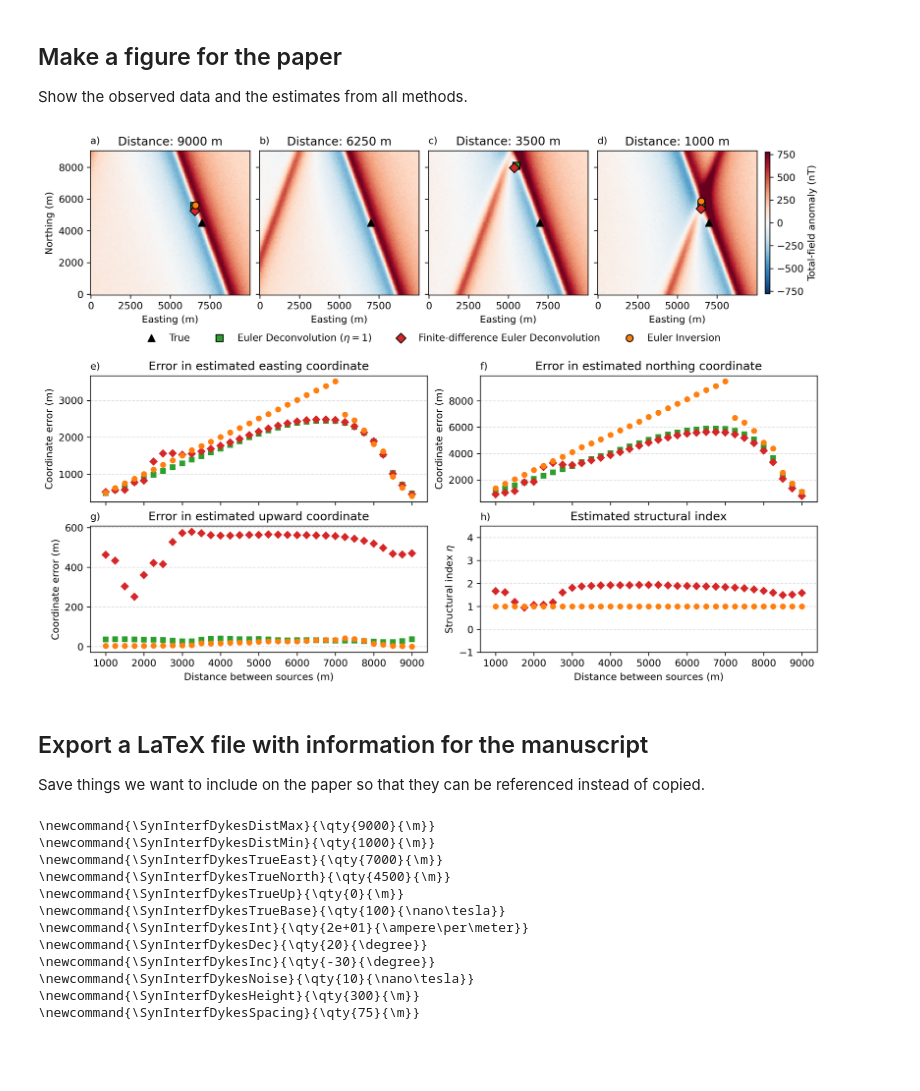
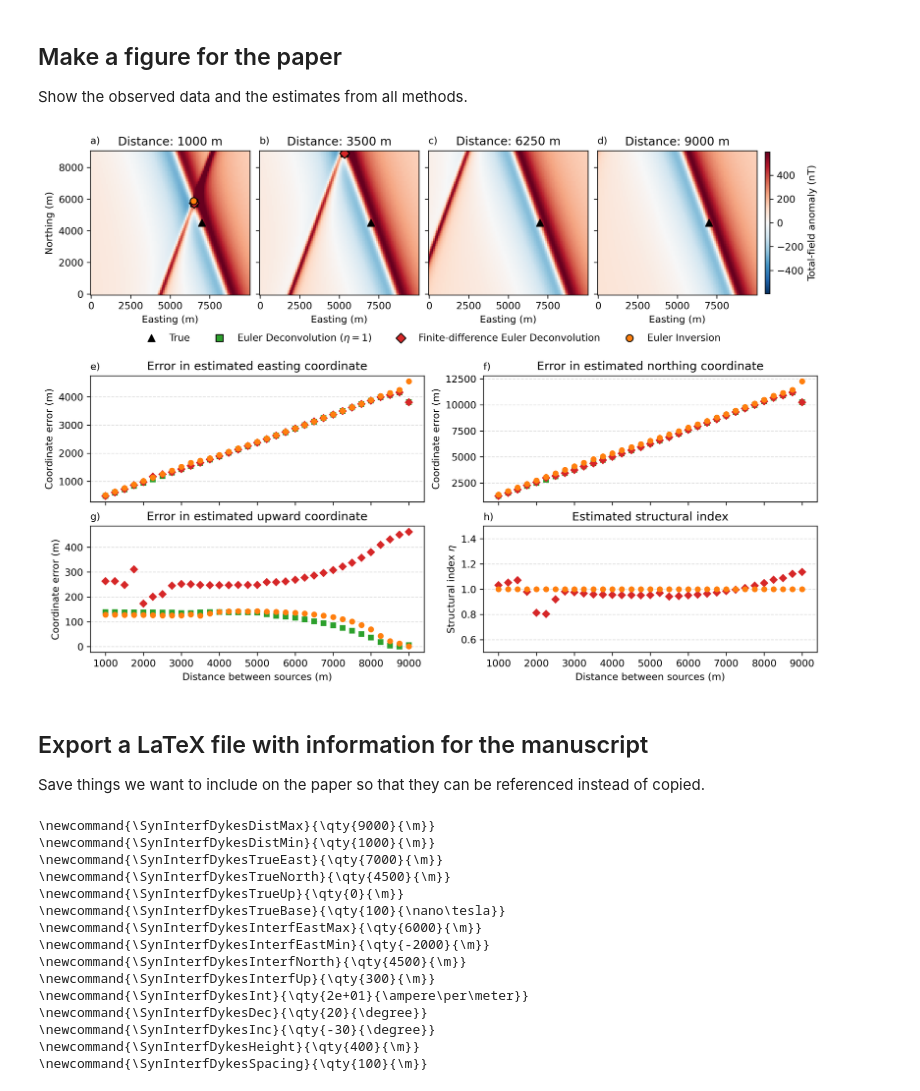
Before and after one commit to compgeolab/euler-inversion, a Jupyter notebook: code/synthetic-interfering-sources-dykes.ipynb, the cells around one changed output. Saved outputs shown, nothing was run; the diff lists cells and outputs as text; code cells hidden in the pictures; blank space fills up the shorter version.

Commit message:
Remove noise from the interf synthetics
The noise has its own effect so we need to remove it to isolate the
effect of the interference.

```diff
--- a/code/synthetic-interfering-sources-dykes.ipynb
+++ b/code/synthetic-interfering-sources-dykes.ipynb
@@ -21,7 +21,7 @@ Make a model from a thin dyke and add a base level and random noise.
 # %%
 region = [0, 10e3, 0, 9e3]
-height = 300
-spacing = 75
+height = 400
+spacing = 100
 coordinates = vd.grid_coordinates(region, spacing=spacing, extra_coords=height)
 intensity, inclination, declination = 20, -30, 20
 main_field = hm.magnetic_angles_to_vec(1, inclination, declination)
@@ -44,11 +44,7 @@ magnetic_field = hm.prism_magnetic(
 )
 magnetic_anomaly = sum(b * f for b, f in zip(magnetic_field, main_field))
 
-# Add noise and the base level
-noise_level = 10  # nT
-magnetic_anomaly += np.random.default_rng(42).normal(
-    0, noise_level, size=magnetic_anomaly.shape
-)
+# Add the base level
 base_level = 100  # nT
 magnetic_anomaly += base_level
 
@@ -71,11 +67,13 @@ Make several datasets by adding an interfering source that gets closer and close
 eastings = vd.line_coordinates(region[0] - 2e3, true_coordinates[0] - 1e3, spacing=250)
 n_datasets = eastings.size
 datasets_raw = []
+interf_north = true_coordinates[1]
+interf_up = true_coordinates[2] + 300
 
 for easting in eastings:
     azimuth = -20
     dike_coordinates_rotated = euler.rotate_coordinates(
-        (easting, true_coordinates[1], true_coordinates[2]),
+        (easting, interf_north, interf_up),
         azimuth,
     )
     magnetic_field = hm.prism_magnetic(
@@ -88,7 +86,7 @@ for easting in eastings:
             dike_coordinates_rotated[2] - 5e3,
             dike_coordinates_rotated[2],
         ],
-        magnetization=hm.magnetic_angles_to_vec(intensity * 0.7, inclination, declination + azimuth),
+        magnetization=hm.magnetic_angles_to_vec(intensity * 0.3, inclination, declination + azimuth),
         field="b",
     )
     datasets_raw.append(
@@ -171,7 +169,7 @@ source_distance = np.abs(eastings - true_coordinates[0])
 marker_size = 50
 cbkwargs = dict()
 scale = vd.maxabs(datasets[0].field)
-for j, ax, label in zip(datasets_to_plot, axes.ravel(), "abcd"):
+for j, ax, label in zip(datasets_to_plot[::-1], axes.ravel(), "abcd"):
     ax.set_aspect("equal")
     ax.text(0, 1.05, f"{label})", transform=ax.transAxes)
     ax.set_title(f"Distance: {source_distance[j]:.0f} m")
@@ -272,35 +270,35 @@ for i, (ax, coord_name) in enumerate(zip(axes[:3], ["easting", "northing", "upwa
         markersize=marker_size,
     )
 
 ax = axes[3]
 ax.set_title("Estimated structural index")
 ax.set_ylabel("Structural index $\\eta$")
 ax.plot(
     source_distance,
     [e.structural_index_ for e in deconvfd],
     marker=marker_fd,
     color=color_fd,
     linestyle="",
     markersize=marker_size,
 )
 ax.plot(
     source_distance,
     [e.structural_index for e in inversion],
     marker=marker_ei,
     color=color_ei,
     linestyle="",
     markersize=marker_size,
 )
-ax.set_ylim(-1, 4.5)
+ax.set_ylim(0.5, 1.5)
 
 # Save the figure and display the saved figure because savefig and
 # show can sometimes create slightly different figures
 figfile = Path("..") / "paper" / "figures" / "synthetic-interfering-sources-dykes.png"
 fig.savefig(figfile, dpi=300, bbox_inches="tight")
 plt.close()
 Image(figfile)
 # %% [output]
-[figure, old version]
+[figure, new version]
 # %% [markdown]
 ## Export a LaTeX file with information for the manuscript
 
@@ -313,10 +311,13 @@ output = rf"""
 \newcommand{{\SynInterfDykesTrueNorth}}{{\qty{{{true_coordinates[1]:.0f}}}{{\m}}}}
 \newcommand{{\SynInterfDykesTrueUp}}{{\qty{{{true_coordinates[2]:.0f}}}{{\m}}}}
 \newcommand{{\SynInterfDykesTrueBase}}{{\qty{{{base_level:.0f}}}{{\nano\tesla}}}}
+\newcommand{{\SynInterfDykesInterfEastMax}}{{\qty{{{eastings.max():.0f}}}{{\m}}}}
+\newcommand{{\SynInterfDykesInterfEastMin}}{{\qty{{{eastings.min():.0f}}}{{\m}}}}
+\newcommand{{\SynInterfDykesInterfNorth}}{{\qty{{{interf_north:.0f}}}{{\m}}}}
+\newcommand{{\SynInterfDykesInterfUp}}{{\qty{{{interf_up:.0f}}}{{\m}}}}
 \newcommand{{\SynInterfDykesInt}}{{\qty{{{intensity:.0e}}}{{\ampere\per\meter}}}}
 \newcommand{{\SynInterfDykesDec}}{{\qty{{{declination:.0f}}}{{\degree}}}}
 \newcommand{{\SynInterfDykesInc}}{{\qty{{{inclination:.0f}}}{{\degree}}}}
-\newcommand{{\SynInterfDykesNoise}}{{\qty{{{noise_level:.0f}}}{{\nano\tesla}}}}
 \newcommand{{\SynInterfDykesHeight}}{{\qty{{{height:.0f}}}{{\m}}}}
 \newcommand{{\SynInterfDykesSpacing}}{{\qty{{{spacing:.0f}}}{{\m}}}}
 """.strip()
@@ -330,9 +331,12 @@ print(output)
 \newcommand{\SynInterfDykesTrueNorth}{\qty{4500}{\m}}
 \newcommand{\SynInterfDykesTrueUp}{\qty{0}{\m}}
 \newcommand{\SynInterfDykesTrueBase}{\qty{100}{\nano\tesla}}
+\newcommand{\SynInterfDykesInterfEastMax}{\qty{6000}{\m}}
+\newcommand{\SynInterfDykesInterfEastMin}{\qty{-2000}{\m}}
+\newcommand{\SynInterfDykesInterfNorth}{\qty{4500}{\m}}
+\newcommand{\SynInterfDykesInterfUp}{\qty{300}{\m}}
 \newcommand{\SynInterfDykesInt}{\qty{2e+01}{\ampere\per\meter}}
 \newcommand{\SynInterfDykesDec}{\qty{20}{\degree}}
 \newcommand{\SynInterfDykesInc}{\qty{-30}{\degree}}
-\newcommand{\SynInterfDykesNoise}{\qty{10}{\nano\tesla}}
-\newcommand{\SynInterfDykesHeight}{\qty{300}{\m}}
-\newcommand{\SynInterfDykesSpacing}{\qty{75}{\m}}
+\newcommand{\SynInterfDykesHeight}{\qty{400}{\m}}
+\newcommand{\SynInterfDykesSpacing}{\qty{100}{\m}}
```
Also changed, not shown: parts of 3 cells of this notebook, 6 other files.
